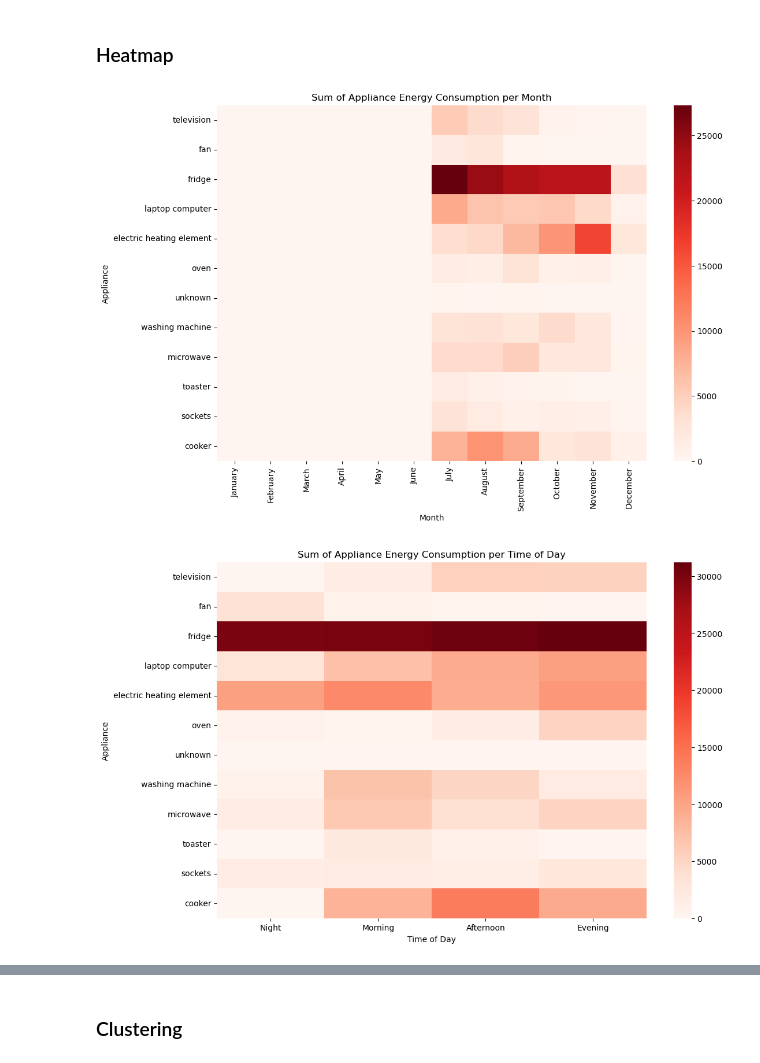
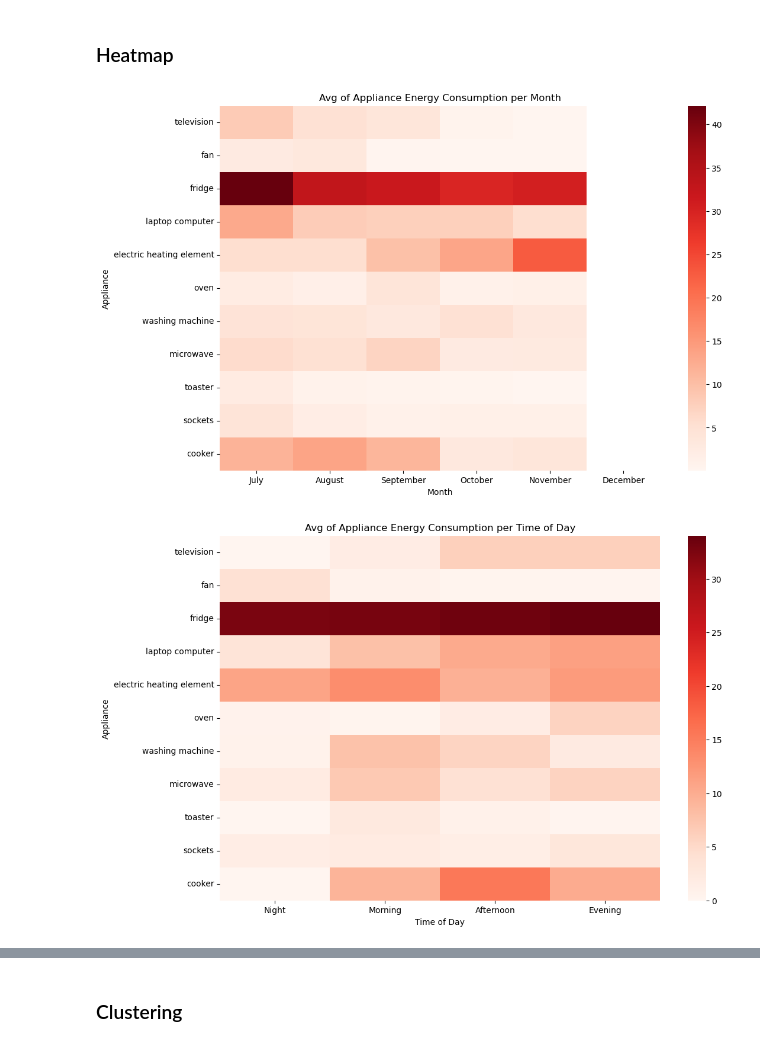
Before and after one commit to MarhoonH/EnergyOpt, a Jupyter notebook: EnergyOptimization.ipynb, the cells around one changed output, grey strips where cells are left out. Saved outputs shown, nothing was run; the diff lists cells and outputs as text; code cells hidden in the pictures.

```diff
--- a/EnergyOptimization.ipynb
+++ b/EnergyOptimization.ipynb
@@ -167,5 +434,7 @@ print('\n\nDuplicates Rows:',df.duplicated().sum())
 Duplicates Rows: 0
 # %% [markdown]
 ### Data Distribution
+# %%
+df = df.drop('unknown', axis=1)
 # %%
 # Get list of numeric/categorical columns
@@ -209,31 +663,0 @@ plt.show()
-# %%
-# Apply rolling averages with windows of 10 and 20 time periods
-df['mains_smooth_5'] = df['mains'].rolling(window=5).mean()
-df['mains_smooth_10'] = df['mains'].rolling(window=10).mean()
-
-# Plot the raw data, smoothed data with window 10, and smoothed data with window 20
-plt.figure(figsize=(10, 6))
-
-# Plot raw data
-sns.lineplot(x=df.Date, y='mains', data=df, label='Raw Data', color='blue')
-
-# Plot smoothed data (window=10)
-sns.lineplot(x=df.Date, y='mains_smooth_5', data=df, label='Smoothed (Window=5)', color='green')
-
-# Plot smoothed data (window=20)
-sns.lineplot(x=df.Date, y='mains_smooth_10', data=df, label='Smoothed (Window=10)', color='red')
-
-# Add titles and labels
-plt.title('Raw and Smoothed Mains Energy Consumption Over Time')
-plt.xlabel('Date')
-plt.ylabel('Mains Value')
-
-# Rotate the x-axis labels for better readability
-plt.xticks(rotation=45)
-
-# Display the legend
-plt.legend()
-
-# Show the plot
-plt.tight_layout()
-plt.show()
@@ -242,9 +664,7 @@ plt.show()
 # %%
-import matplotlib.pyplot as plt
-
 # Select only the numerical columns for plotting
 appliance_cols = ['television', 'fan', 'fridge', 'laptop computer',
-       'electric heating element', 'oven', 'unknown', 'washing machine',
+       'electric heating element', 'oven', 'washing machine',
        'microwave', 'toaster', 'sockets', 'cooker']
 
 # Create subplots with each variable in a different row
@@ -255,7 +675,7 @@ for i, col in enumerate(appliance_cols):
     axs[i].plot(df.Date, df[col], label=col, color='red')  # Customize the color as desired
     axs[i].set_title(f'{col} Line Plot')
     axs[i].set_ylabel(f'{col} Value')
-    axs[i].legend(loc='upper right')
+    #axs[i].legend(loc='upper right')
 
 # Set a common x-axis label
 plt.xlabel('Date')
@@ -271,27 +718,27 @@ plt.show()
 ### Heatmap
 # %%
 # Group by month and sum values for each appliance
-df_heatmap = df.groupby('month')[appliance_cols].sum()
+df_heatmap = df.groupby('month')[appliance_cols].mean()
 
 # Transpose the DataFrame so appliances are on the y-axis and months are on the x-axis
 df_heatmap_t = df_heatmap.T
 
 # Create a heatmap
 plt.figure(figsize=(12, 8))
 sns.heatmap(df_heatmap_t, cmap='Reds', annot=False, fmt='.1f')
 
 # Add titles and labels
-plt.title('Sum of Appliance Energy Consumption per Month')
+plt.title('Avg of Appliance Energy Consumption per Month')
 plt.xlabel('Month')
 plt.ylabel('Appliance')
 
 # Show the plot
 plt.show()
 # %% [output]
-[figure, old version]
+[figure, new version]
 # %%
 # Group by month and sum values for each appliance
-df_heatmap = df.groupby('time_of_day')[appliance_cols].sum()
+df_heatmap = df.groupby('time_of_day')[appliance_cols].mean()
 
 # Transpose the DataFrame so appliances are on the y-axis and months are on the x-axis
 df_heatmap_t = df_heatmap.T
@@ -301,13 +748,13 @@ plt.figure(figsize=(12, 8))
 sns.heatmap(df_heatmap_t, cmap='Reds', annot=False, fmt='.1f')
 
 # Add titles and labels
-plt.title('Sum of Appliance Energy Consumption per Time of Day')
+plt.title('Avg of Appliance Energy Consumption per Time of Day')
 plt.xlabel('Time of Day')
 plt.ylabel('Appliance')
 
 # Show the plot
 plt.show()
 # %% [output]
-[figure, old version]
+[figure, new version]
 # %%
 # Group by month and sum values for each appliance
```
Also changed, not shown: parts of 82 cells of this notebook, 4 other files.
